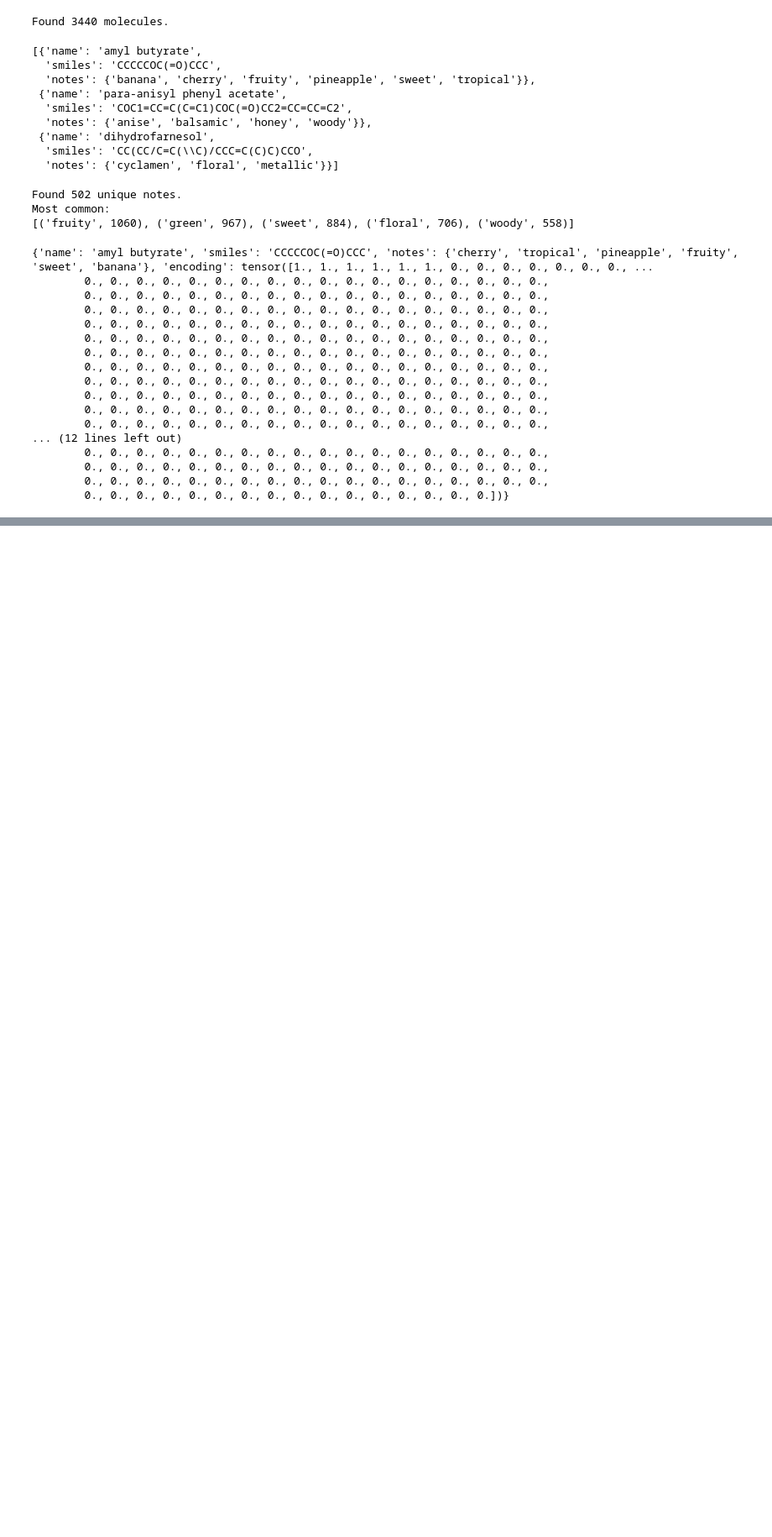
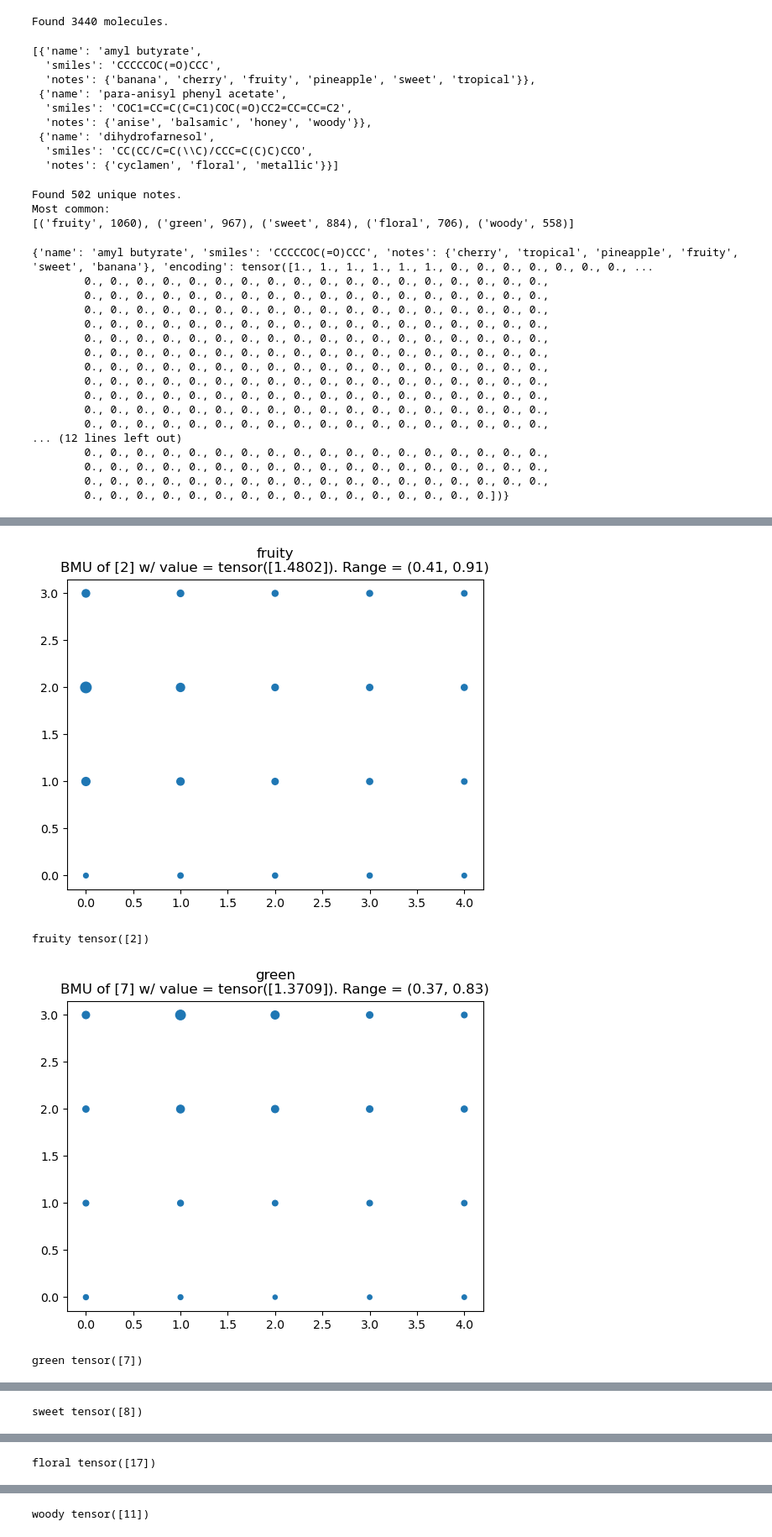
Before and after one commit to laurahsisson/aromap, a Jupyter notebook: batch.ipynb, the cells around one changed output, grey strips where cells are left out. Shown at 84% size. Cells and saved outputs as stored; diff of their text form; code cells hidden in the pictures; blank space fills up the shorter version.

```diff
--- a/batch.ipynb
+++ b/batch.ipynb
@@ -385,5 +488,10 @@ plt.show()
 # %%
-for n, f in all_notes.most_common(100):
-    # plot(n,multi_hot([n]),as_size=True,thresh=1e-1)
-    # plt.show()
+for n, f in all_notes.most_common(15):
+    plot(n,multi_hot([n]),as_size=True,thresh=1e-1,factor=100)
+    plt.show()
     print(n,som.get_bmu(multi_hot([n])))
+# %% [output]
+[figure, added]
+fruity tensor([2])
+[figure, added]
+green tensor([7])
@@ -389,0 +499 @@ for n, f in all_notes.most_common(100):
+sweet tensor([8])
@@ -389,0 +501 @@ for n, f in all_notes.most_common(100):
+floral tensor([17])
@@ -389,0 +503 @@ for n, f in all_notes.most_common(100):
+woody tensor([11])
```
Also changed, not shown: parts of 14 cells of this notebook.
